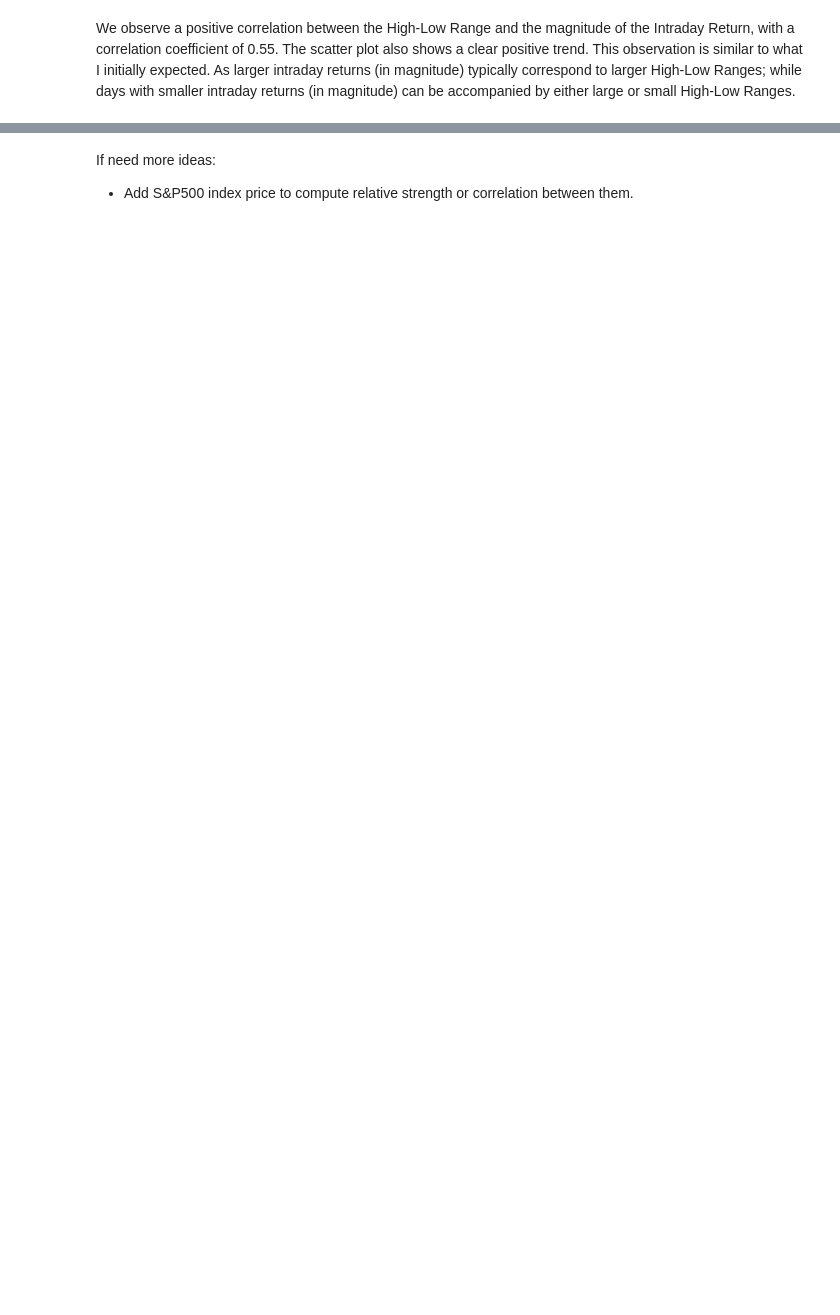
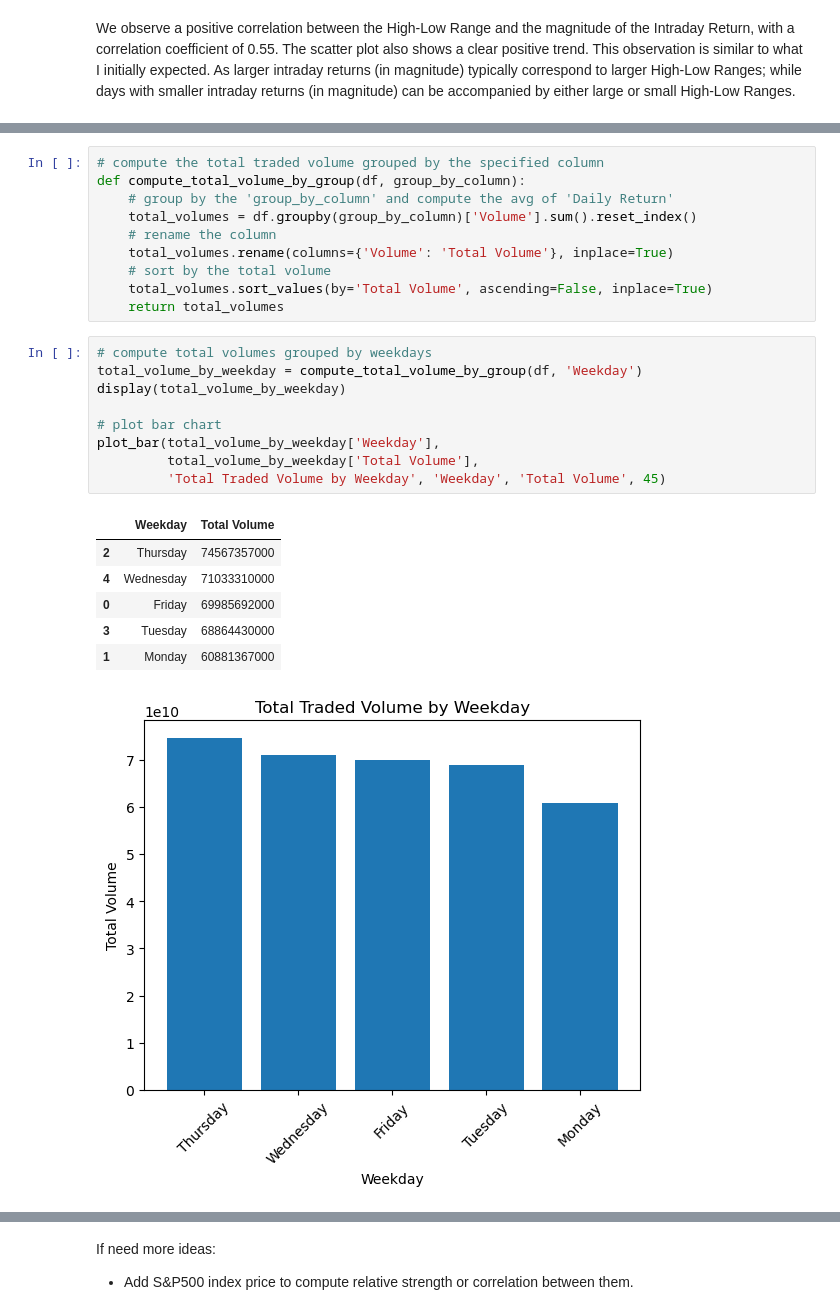
Before and after one commit to GeorgiusBE/Mining_Game, a Jupyter notebook: Part_2_Data_Analytics.ipynb, the cells around one changed output, grey strips where cells are left out. Cells and saved outputs as stored; diff of their text form; blank space fills up the shorter version.

```diff
--- a/Part_2_Data_Analytics.ipynb
+++ b/Part_2_Data_Analytics.ipynb
@@ -727,0 +717,27 @@ df.groupby('Weekday')['Daily Return'].mean().plot(kind='bar')
+# %%
+# compute the total traded volume grouped by the specified column
+def compute_total_volume_by_group(df, group_by_column):
+    # group by the 'group_by_column' and compute the avg of 'Daily Return'
+    total_volumes = df.groupby(group_by_column)['Volume'].sum().reset_index()
+    # rename the column
+    total_volumes.rename(columns={'Volume': 'Total Volume'}, inplace=True)
+    # sort by the total volume
+    total_volumes.sort_values(by='Total Volume', ascending=False, inplace=True)
+    return total_volumes
+# %%
+# compute total volumes grouped by weekdays
+total_volume_by_weekday = compute_total_volume_by_group(df, 'Weekday')
+display(total_volume_by_weekday)
+
+# plot bar chart
+plot_bar(total_volume_by_weekday['Weekday'],
+         total_volume_by_weekday['Total Volume'],
+         'Total Traded Volume by Weekday', 'Weekday', 'Total Volume', 45)
+# %% [output]
+|  | Weekday | Total Volume |
+| 2 | Thursday | 74567357000 |
+| 4 | Wednesday | 71033310000 |
+| 0 | Friday | 69985692000 |
+| 3 | Tuesday | 68864430000 |
+| 1 | Monday | 60881367000 |
+[figure, added]
```
Also changed, not shown: parts of 56 cells of this notebook.
